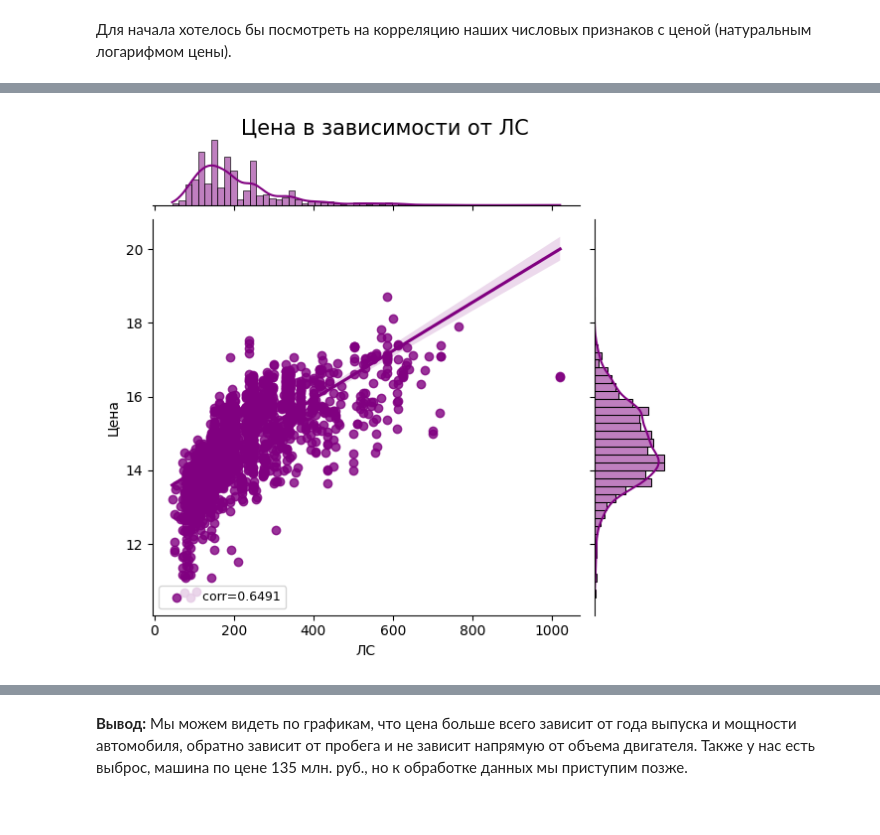
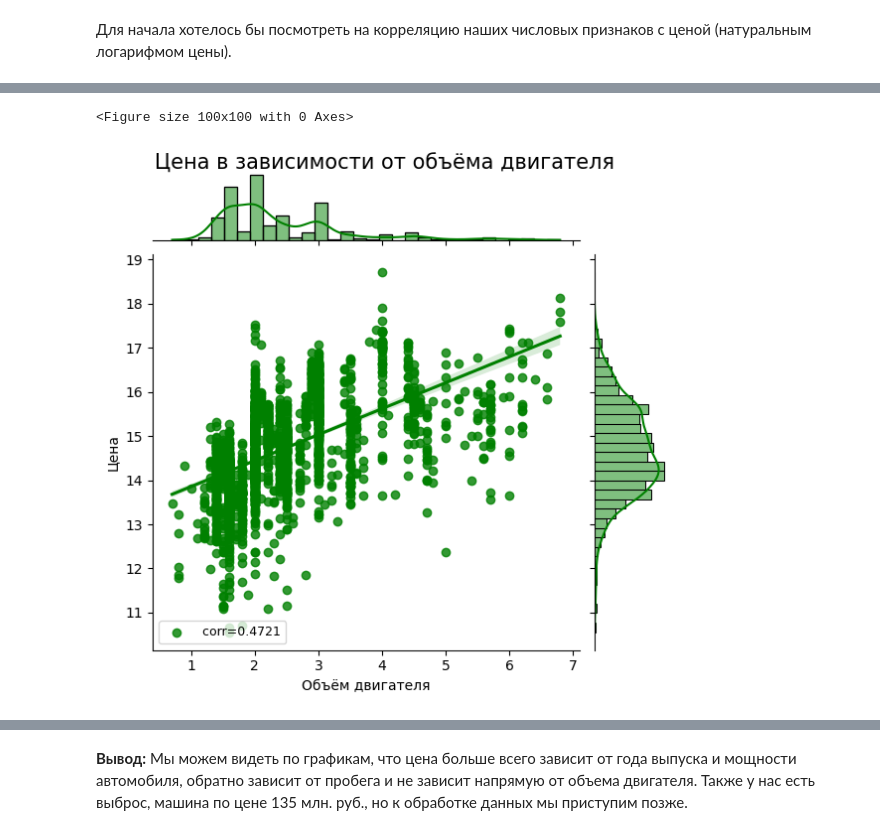
Before and after one commit to maksimbogoya/project-andan, a Jupyter notebook: EDA/EDA.ipynb, the cells around one changed output, grey strips where cells are left out. Cells and saved outputs as stored; diff of their text form; code cells hidden in the pictures.

```diff
--- a/EDA/EDA.ipynb
+++ b/EDA/EDA.ipynb
@@ -142,9 +115,11 @@ p.fig.subplots_adjust(top=0.90)
-# %%
-p = sns.jointplot(data=df, x = df['ЛС'], y = np.log(df['Цена']), kind="reg",
-              label = ' corr='
-                + str('%.4f' % np.corrcoef(df['ЛС'], df['Цена'])[0][1]),color = 'purple')
-plt.legend(loc='lower left', fontsize = 9)
-p.fig.suptitle('Цена в зависимости от ЛС', y=0.93, fontsize = 15)
-p.fig.subplots_adjust(top=0.90)
-# %% [output]
-[figure, removed]
+# %%
+plt.figure(figsize=(1, 1))
+p = sns.jointplot(data=df, x = df['Объём двигателя'], y = np.log(df['Цена']), kind="reg",
+              label = ' corr='
+                + str('%.4f' % np.corrcoef(df['Объём двигателя'], df['Цена'])[0][1]),color = 'g')
+plt.legend(loc='lower left', fontsize = 9)
+p.fig.suptitle('Цена в зависимости от объёма двигателя', y=0.93, fontsize = 15)
+p.fig.subplots_adjust(top=0.90)
+# %% [output]
+<Figure size 100x100 with 0 Axes>
+[figure, added]
```
Also changed, not shown: parts of 20 cells of this notebook.
